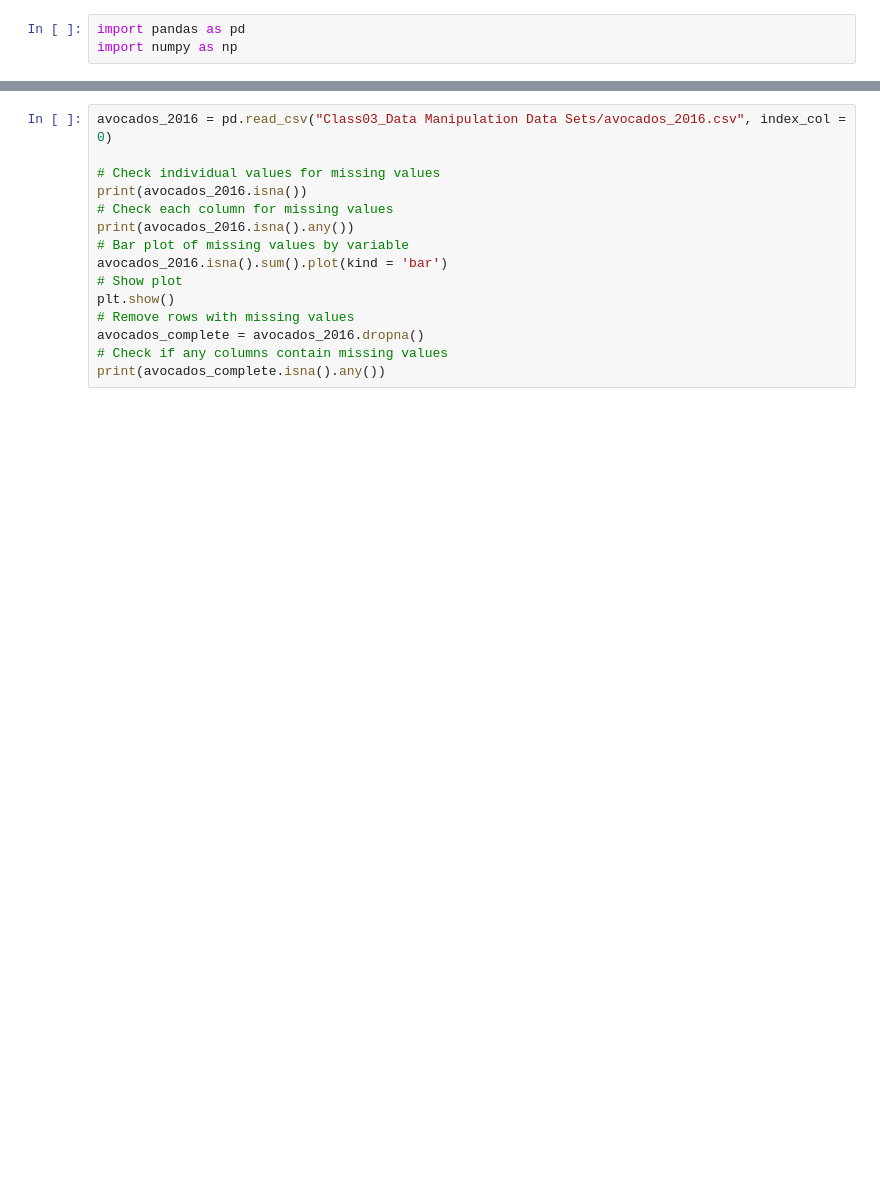
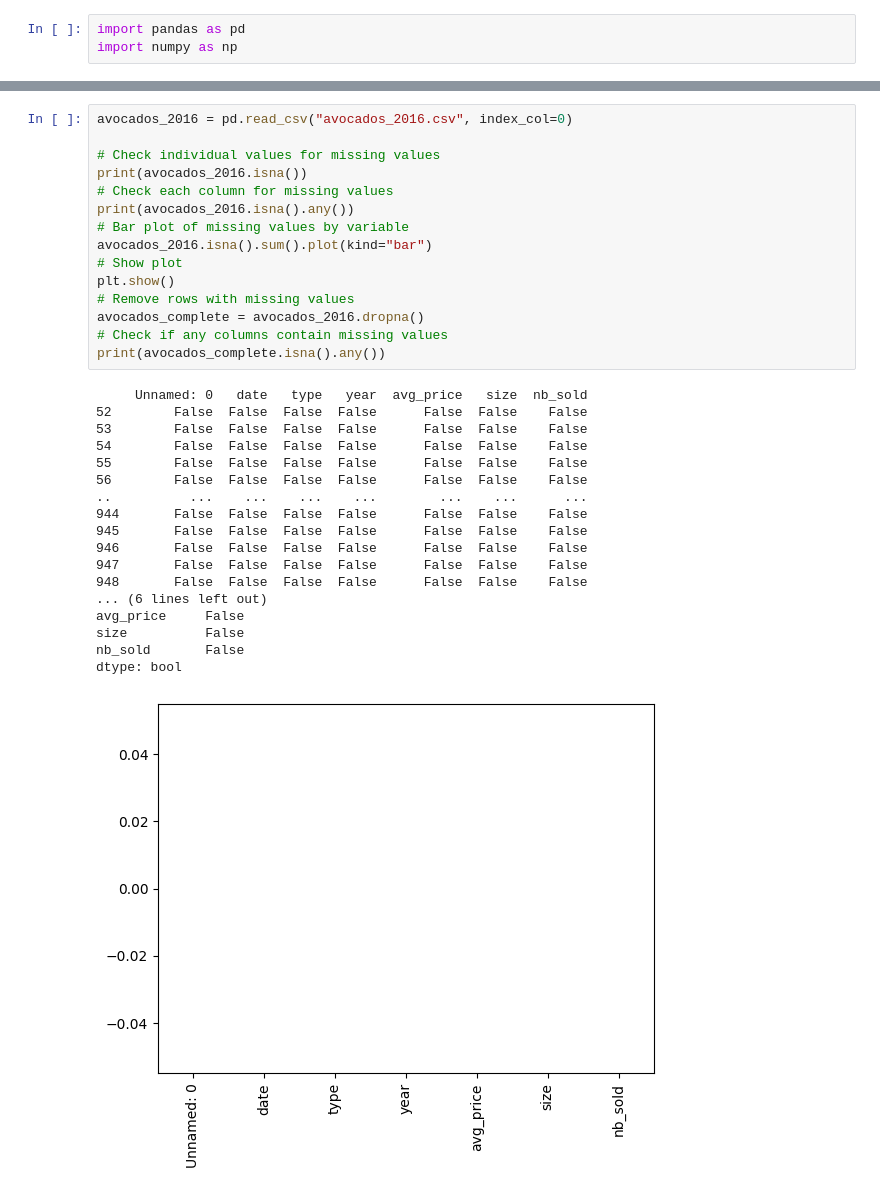
Before and after one commit to Kinosaur/Data-Science-Learning, a Jupyter notebook: Class03_Data Manipulation Data Sets/6540131_KaungKhantLin_C3.ipynb, the cells around one changed output, grey strips where cells are left out. Saved outputs shown, nothing was run; the diff lists cells and outputs as text; blank space fills up the shorter version.

```diff
--- a/Class03_Data Manipulation Data Sets/6540131_KaungKhantLin_C3.ipynb
+++ b/Class03_Data Manipulation Data Sets/6540131_KaungKhantLin_C3.ipynb
@@ -218,15 +498,34 @@ plt.show()
 # %%
-avocados_2016 = pd.read_csv("Class03_Data Manipulation Data Sets/avocados_2016.csv", index_col = 0)
+avocados_2016 = pd.read_csv("avocados_2016.csv", index_col=0)
 
 # Check individual values for missing values
 print(avocados_2016.isna())
 # Check each column for missing values
 print(avocados_2016.isna().any())
 # Bar plot of missing values by variable
-avocados_2016.isna().sum().plot(kind = 'bar')
+avocados_2016.isna().sum().plot(kind="bar")
 # Show plot
 plt.show()
 # Remove rows with missing values
 avocados_complete = avocados_2016.dropna()
 # Check if any columns contain missing values
 print(avocados_complete.isna().any())
+# %% [output]
+     Unnamed: 0   date   type   year  avg_price   size  nb_sold
+52        False  False  False  False      False  False    False
+53        False  False  False  False      False  False    False
+54        False  False  False  False      False  False    False
+55        False  False  False  False      False  False    False
+56        False  False  False  False      False  False    False
+..          ...    ...    ...    ...        ...    ...      ...
+944       False  False  False  False      False  False    False
+945       False  False  False  False      False  False    False
+946       False  False  False  False      False  False    False
+947       False  False  False  False      False  False    False
+948       False  False  False  False      False  False    False
+... (6 lines left out)
+avg_price     False
+size          False
+nb_sold       False
+dtype: bool
+[figure, added]
```
Also changed, not shown: parts of 54 cells of this notebook, 2 other files.
